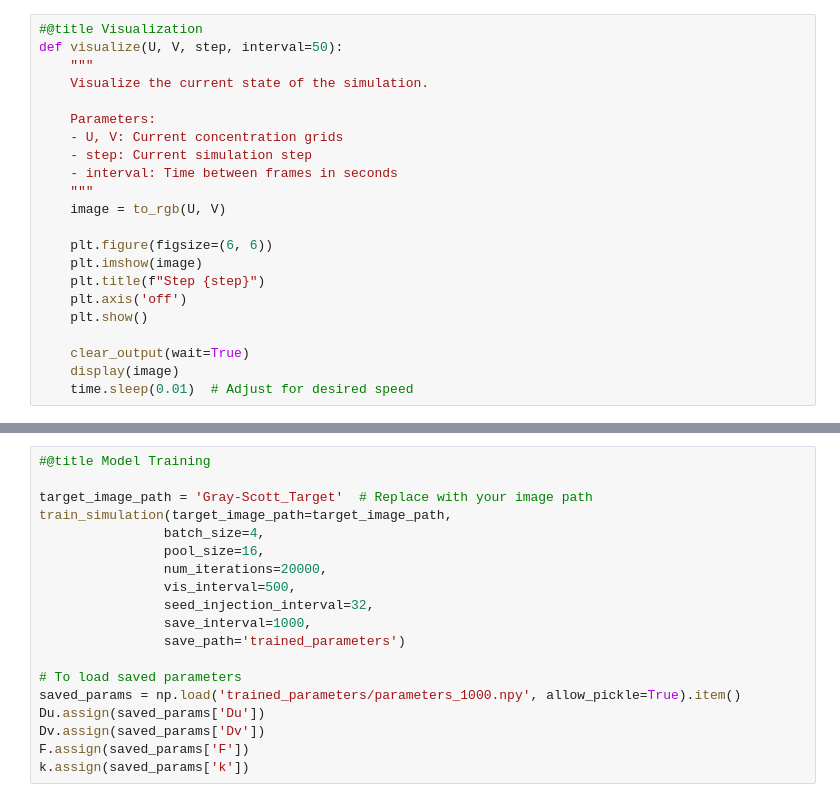
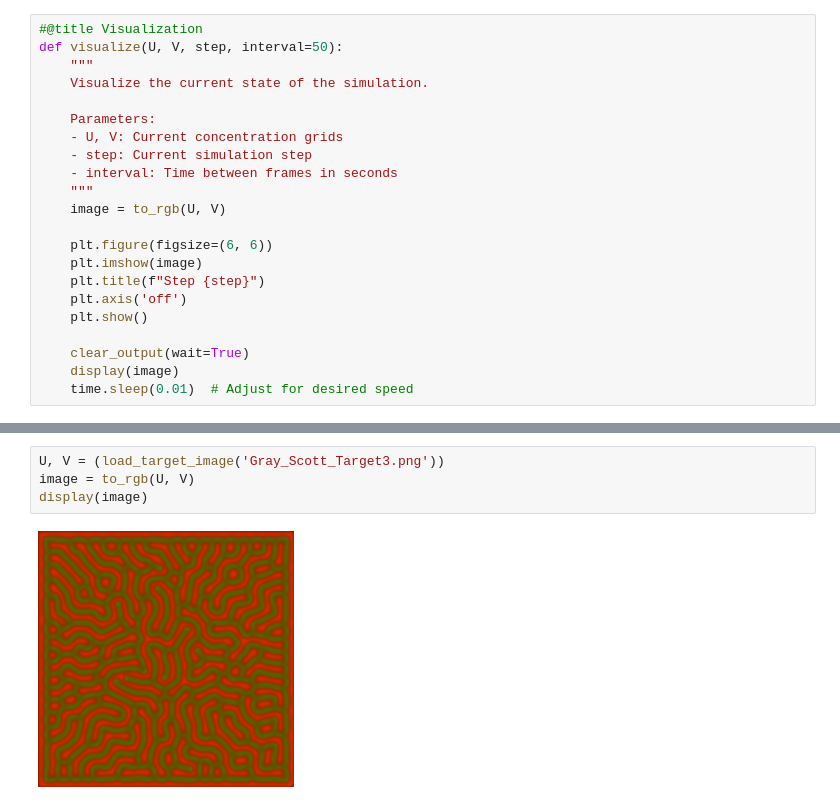
Before and after one commit to Keshav-Sundar-4/Gray-Scott, a Jupyter notebook: Gray_Scott_Simulation.ipynb, the cells around one changed output, grey strips where cells are left out. Drawn from its saved outputs; the diff is of its cells as text.

```diff
--- a/Gray_Scott_Simulation.ipynb
+++ b/Gray_Scott_Simulation.ipynb
@@ -398,19 +210,6 @@ def train_simulation(target_image_path,
-# %%
-#@title Model Training
-
-target_image_path = 'Gray-Scott_Target'  # Replace with your image path
-train_simulation(target_image_path=target_image_path,
-                batch_size=4,
-                pool_size=16,
-                num_iterations=20000,
-                vis_interval=500,
-                seed_injection_interval=32,
-                save_interval=1000,
-                save_path='trained_parameters')
-
-# To load saved parameters
-saved_params = np.load('trained_parameters/parameters_1000.npy', allow_pickle=True).item()
-Du.assign(saved_params['Du'])
-Dv.assign(saved_params['Dv'])
-F.assign(saved_params['F'])
-k.assign(saved_params['k'])
+# %%
+U, V = (load_target_image('Gray_Scott_Target3.png'))
+image = to_rgb(U, V)
+display(image)
+# %% [output]
+[figure, added]
```
Also changed, not shown: parts of 4 cells of this notebook.
